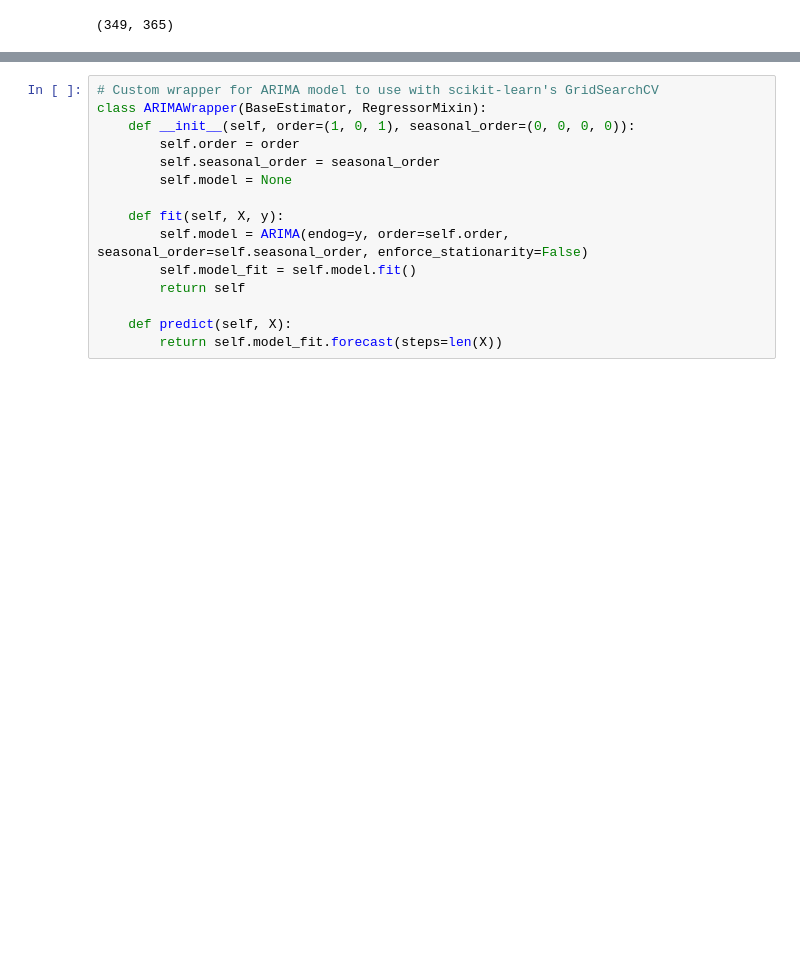
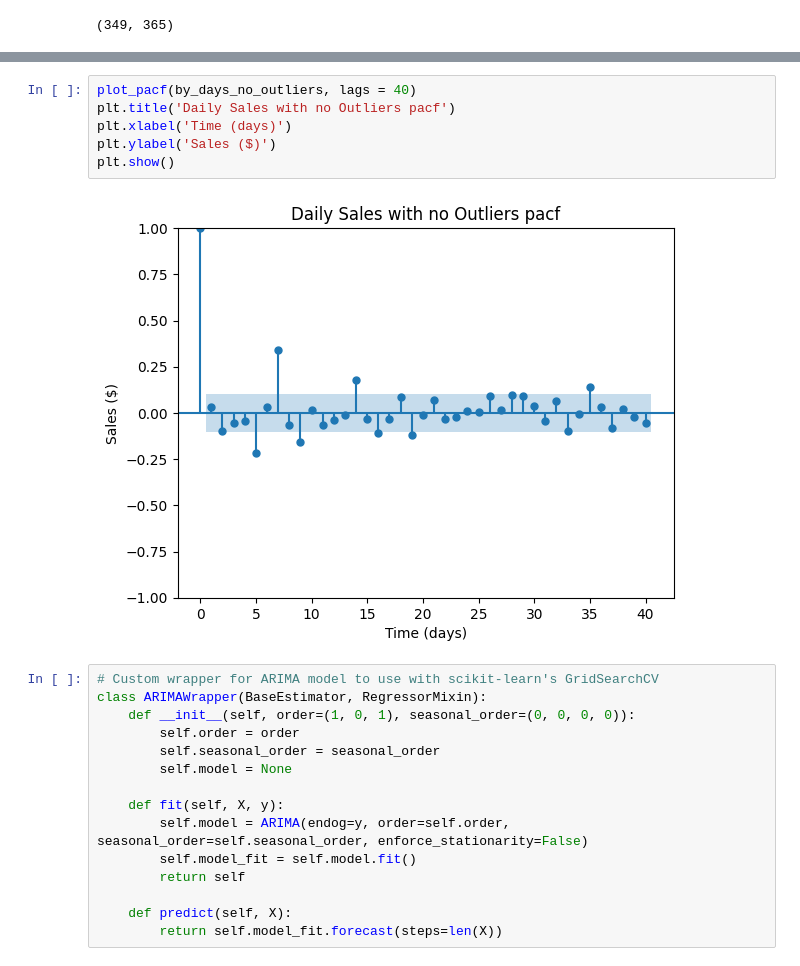
Before and after one commit to Caveexplorer/Kitchen-Sales-Forecasting, a Jupyter notebook: kitchen_sales_forecasting_modeling.ipynb, the cells around one changed output, grey strips where cells are left out. Saved outputs shown, nothing was run; the diff lists cells and outputs as text; blank space fills up the shorter version.

```diff
--- a/kitchen_sales_forecasting_modeling.ipynb
+++ b/kitchen_sales_forecasting_modeling.ipynb
@@ -424,3 +434,11 @@ plt.show()
+# %%
+plot_pacf(by_days_no_outliers, lags = 40)
+plt.title('Daily Sales with no Outliers pacf')
+plt.xlabel('Time (days)')
+plt.ylabel('Sales ($)')
+plt.show()
+# %% [output]
+[figure, added]
 # %%
 # Custom wrapper for ARIMA model to use with scikit-learn's GridSearchCV
 class ARIMAWrapper(BaseEstimator, RegressorMixin):
```
Also changed, not shown: parts of 48 cells of this notebook.
